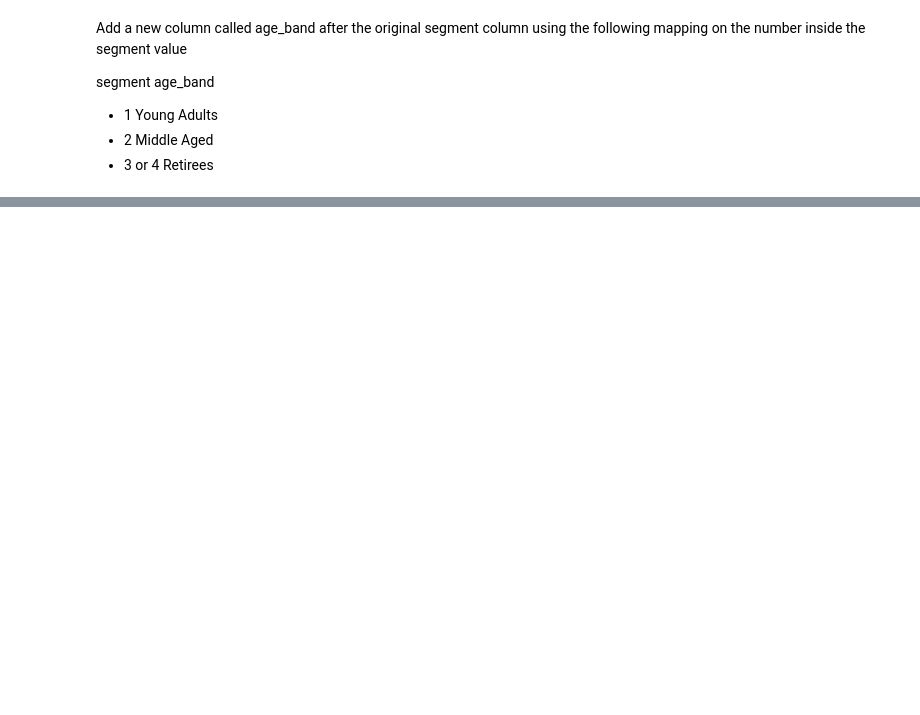
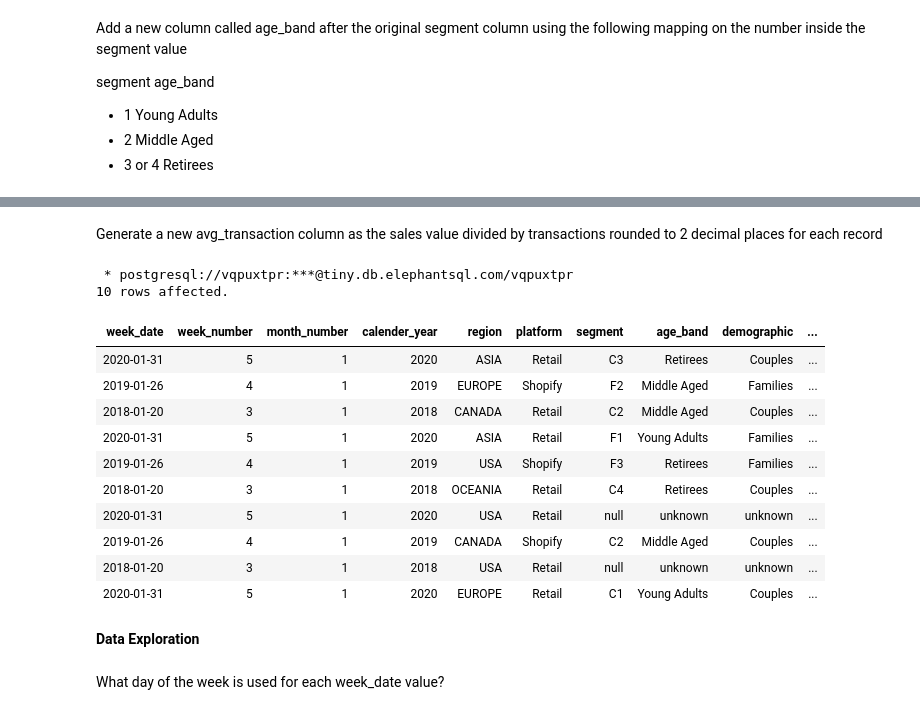
Before and after one commit to ishank296/8weekssqlchallenge, a Jupyter notebook: case_study_05.ipynb, the cells around one changed output, grey strips where cells are left out. Drawn from its saved outputs; the diff is of its cells as text; code cells hidden in the pictures; blank space fills up the shorter version.

```diff
--- a/case_study_05.ipynb
+++ b/case_study_05.ipynb
@@ -6096,0 +6267,53 @@ segment	age_band
+# %% [markdown]
+Generate a new avg_transaction column as the sales value divided by transactions rounded to 2 decimal places for each record
+# %%
+%%sql
+with temp_1 as
+(
+select
+to_date(week_date,'DD/M/YY') week_date,
+region,
+platform,
+segment,
+customer_type,
+transactions::integer,
+sales::integer
+ from weekly_sales
+)
+select week_date,
+extract(WEEK from week_date)::integer week_number,
+extract(MONTH from week_date)::integer month_number,
+extract(YEAR from week_date)::integer calender_year,
+region,
+platform,
+segment,
+case when substr(segment,2,1) = '1' then 'Young Adults'
+   when substr(segment,2,1) = '2' then 'Middle Aged'
+   when substr(segment,2,1) in ('3','4') then 'Retirees'
+   else 'unknown' end age_band,
+case when substr(segment,1,1) = 'C' then 'Couples'
+   when substr(segment,1,1) = 'F' then 'Families'
+   else 'unknown' end demographic,
+customer_type,
+transactions,
+sales,
+sales/transactions::decimal(19,2) avg_transactions
+from temp_1 limit 10
+# %% [output]
+ * postgresql://vqpuxtpr:***@tiny.db.elephantsql.com/vqpuxtpr
+10 rows affected.
+| week_date | week_number | month_number | calender_year | region | platform | segment | age_band | demographic | ... |
+| 2020-01-31 | 5 | 1 | 2020 | ASIA | Retail | C3 | Retirees | Couples | ... |
+| 2019-01-26 | 4 | 1 | 2019 | EUROPE | Shopify | F2 | Middle Aged | Families | ... |
+| 2018-01-20 | 3 | 1 | 2018 | CANADA | Retail | C2 | Middle Aged | Couples | ... |
+| 2020-01-31 | 5 | 1 | 2020 | ASIA | Retail | F1 | Young Adults | Families | ... |
+| 2019-01-26 | 4 | 1 | 2019 | USA | Shopify | F3 | Retirees | Families | ... |
+| 2018-01-20 | 3 | 1 | 2018 | OCEANIA | Retail | C4 | Retirees | Couples | ... |
+| 2020-01-31 | 5 | 1 | 2020 | USA | Retail | null | unknown | unknown | ... |
+| 2019-01-26 | 4 | 1 | 2019 | CANADA | Shopify | C2 | Middle Aged | Couples | ... |
+| 2018-01-20 | 3 | 1 | 2018 | USA | Retail | null | unknown | unknown | ... |
+| 2020-01-31 | 5 | 1 | 2020 | EUROPE | Retail | C1 | Young Adults | Couples | ... |
+# %% [markdown]
+**Data Exploration**
+# %% [markdown]
+What day of the week is used for each week_date value?
```
Also changed, not shown: parts of 16 cells of this notebook.
